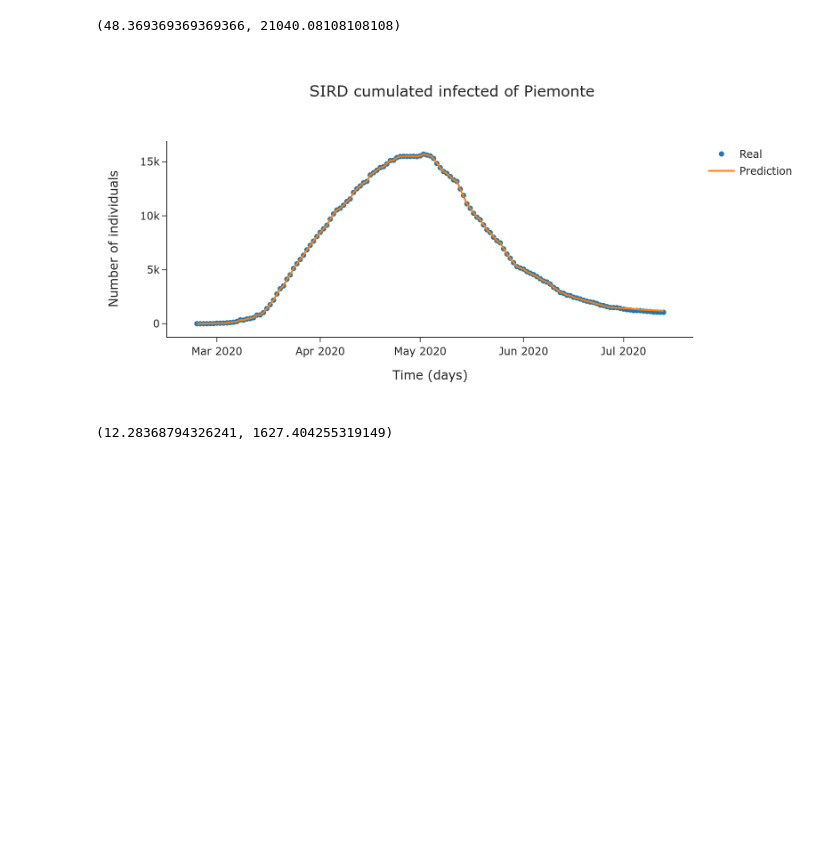
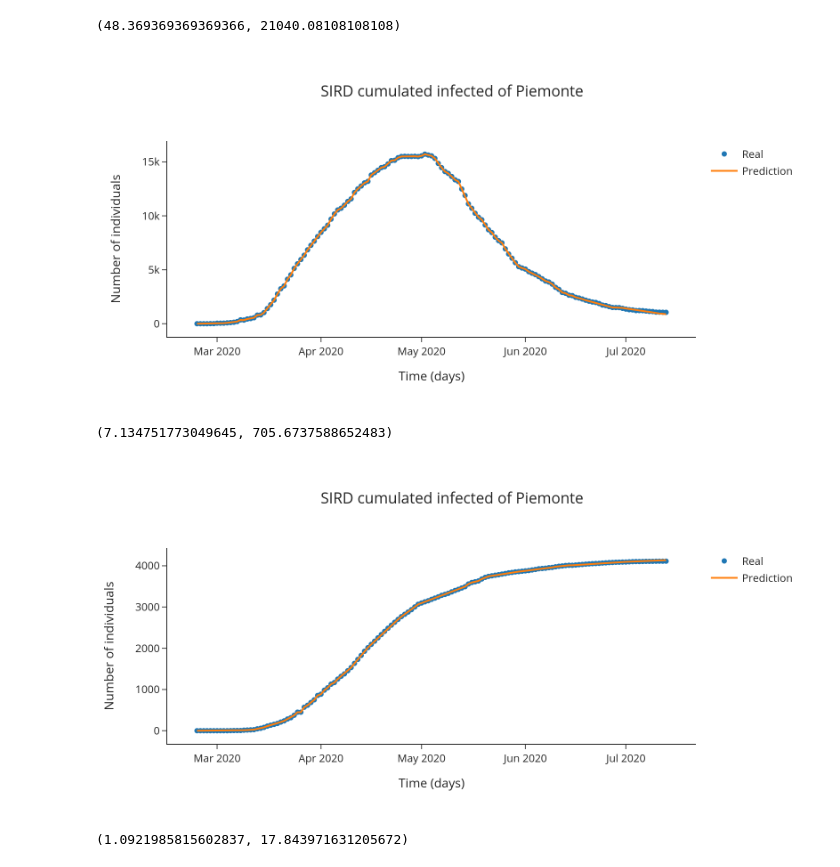
Before and after one commit to nicoloverardo/master-degree-thesis, a Jupyter notebook: notebooks/sird.ipynb, the cells around one changed output. Saved outputs shown, nothing was run; the diff lists cells and outputs as text; code cells hidden in the pictures; blank space fills up the shorter version.

Commit message:
Trying sird model class

```diff
--- a/notebooks/sird.ipynb
+++ b/notebooks/sird.ipynb
@@ -740,7 +740,7 @@ model = DeterministicSird(
     group_column='denominazione_regione',
     data_column='data',
     data_filter='20200630',
-    lag=7,
+    lag=14,
     days_to_predict=14)
 # %%
 res = model.fit()
@@ -755,8 +755,22 @@ general_plot(t=realdata['data'],
              blend_legend=False,
              output_image=True)
 # %% [output]
-[figure, old version]
+[figure, new version]
-# %%
-mean_absolute_error(realdata['totale_positivi'].values, res['totale_positivi'].values), mean_squared_error(realdata['totale_positivi'].values, res['totale_positivi'].values)
-# %% [output]
-(12.28368794326241, 1627.404255319149)
+# %%
+model.mae(compart='totale_positivi'), model.mse(compart='totale_positivi')
+# %% [output]
+(7.134751773049645, 705.6737588652483)
+# %%
+general_plot(t=realdata['data'],
+             title='SIRD cumulated infected of ' + 'Piemonte',
+             data=[realdata['deceduti'].values, res['deceduti'].values],
+             names=['Real', 'Prediction'],
+             modes=['markers', 'lines'],
+             blend_legend=False,
+             output_image=True)
+# %% [output]
+[figure, added]
+# %%
+model.mae(compart='deceduti'), model.mse(compart='deceduti')
+# %% [output]
+(1.0921985815602837, 17.843971631205672)
```
